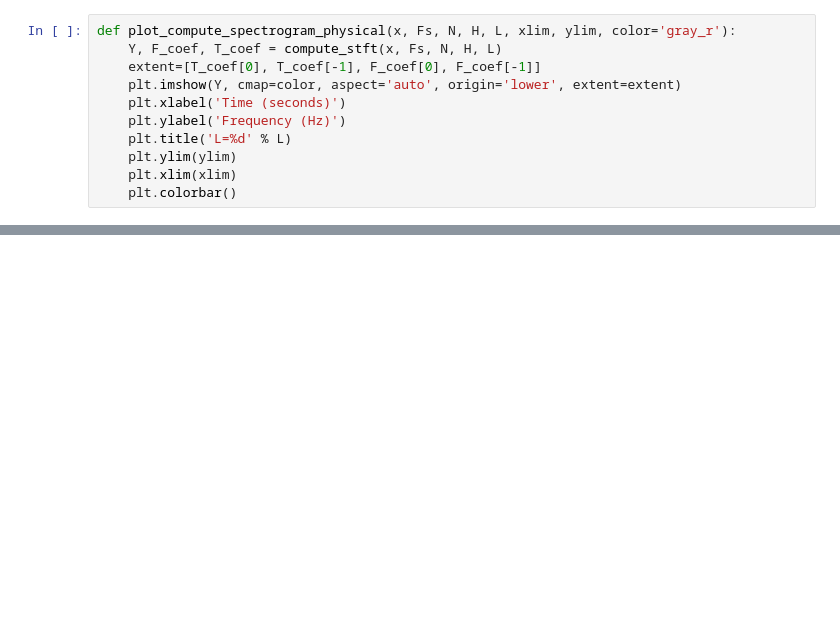
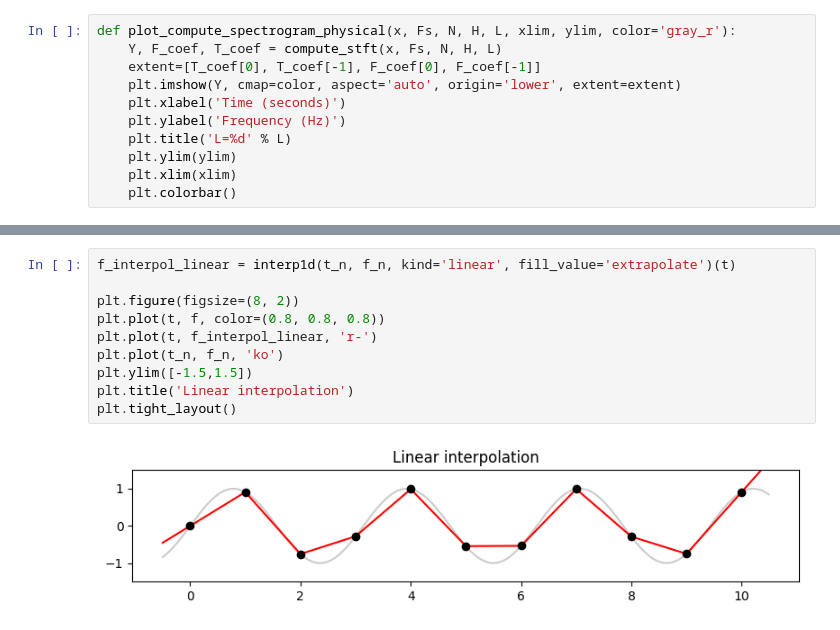
Before and after one commit to jo-cho/mir_kr, a Jupyter notebook: Notebooks/3. Fourier Analysis/4.STFT2.ipynb, the cells around one changed output, grey strips where cells are left out. Cells and saved outputs as stored; diff of their text form; blank space fills up the shorter version.

```diff
--- a/Notebooks/3. Fourier Analysis/4.STFT2.ipynb
+++ b/Notebooks/3. Fourier Analysis/4.STFT2.ipynb
@@ -259,0 +313,12 @@ plt.tight_layout()
+# %%
+f_interpol_linear = interp1d(t_n, f_n, kind='linear', fill_value='extrapolate')(t)
+
+plt.figure(figsize=(8, 2))
+plt.plot(t, f, color=(0.8, 0.8, 0.8))
+plt.plot(t, f_interpol_linear, 'r-')
+plt.plot(t_n, f_n, 'ko')
+plt.ylim([-1.5,1.5])
+plt.title('Linear interpolation')
+plt.tight_layout()
+# %% [output]
+[figure, added]
```
Also changed, not shown: parts of 31 cells of this notebook.
